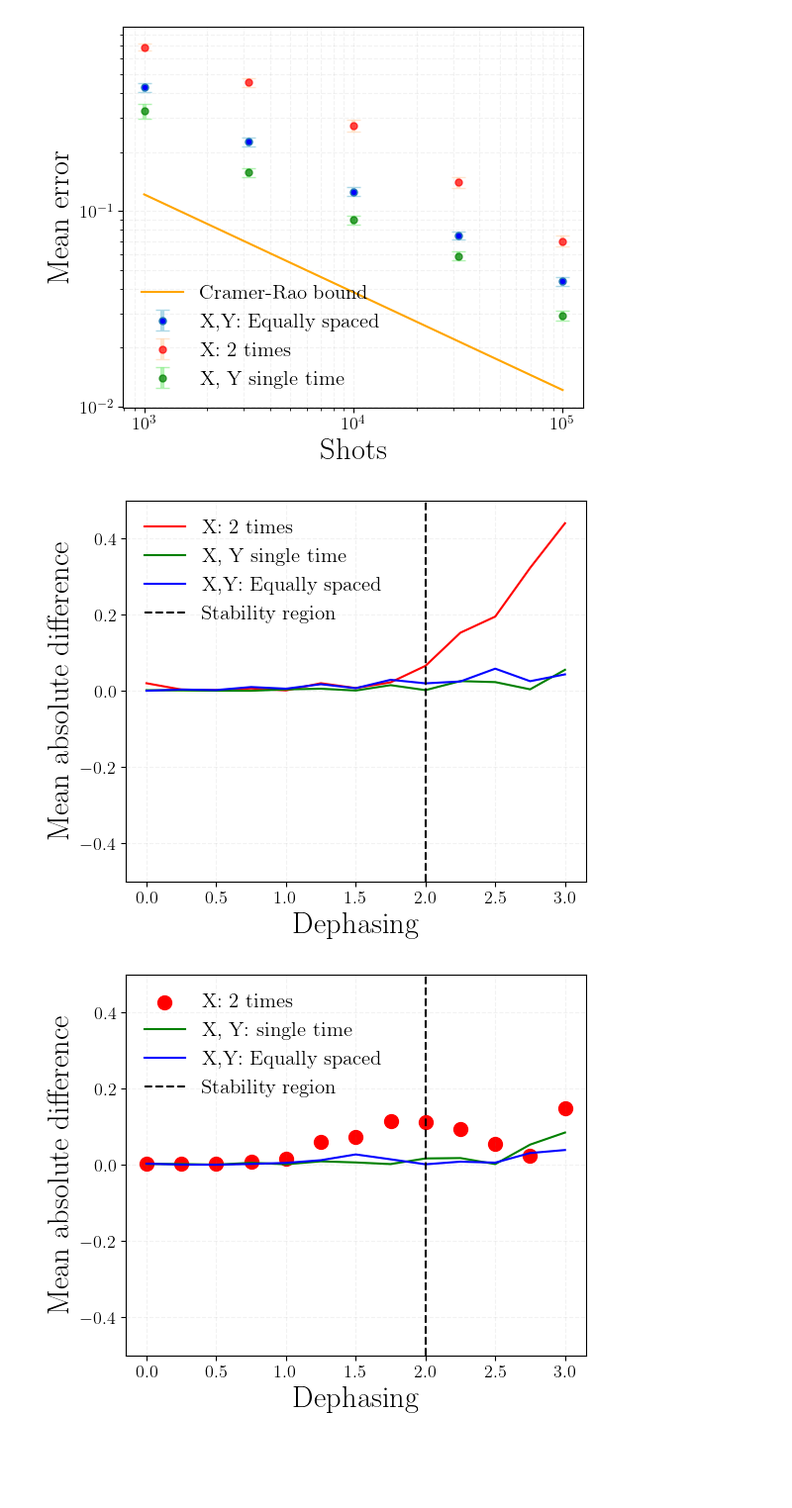
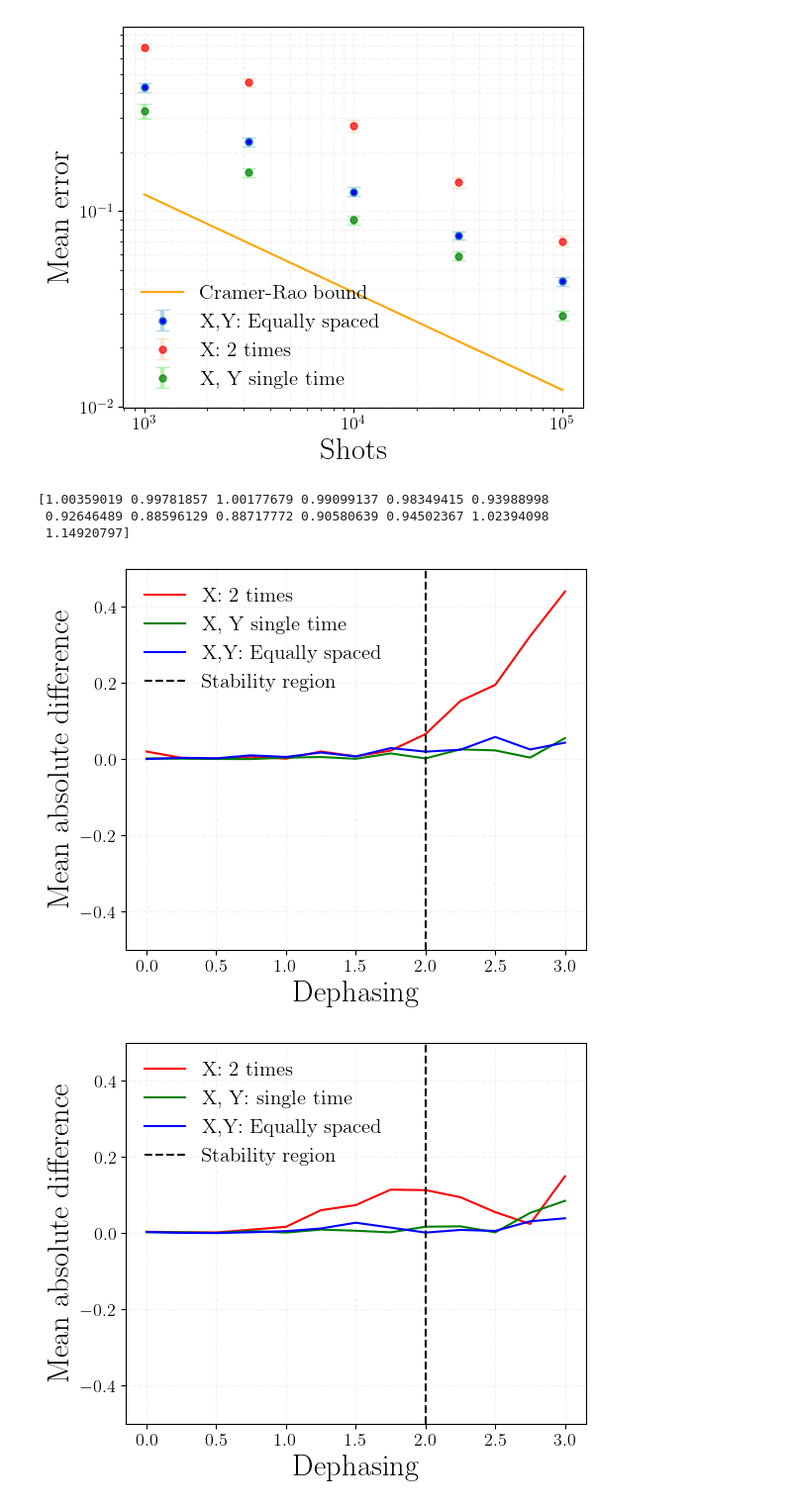
Before and after one commit to Davidkatom/Crosstalk, a Jupyter notebook: Paper/GraphForPaper.ipynb, the cells around one changed output. Shown at 99% size. Saved outputs shown, nothing was run; the diff lists cells and outputs as text; code cells hidden in the pictures; blank space fills up the shorter version.

```diff
--- a/Paper/GraphForPaper.ipynb
+++ b/Paper/GraphForPaper.ipynb
@@ -372,32 +372,36 @@ uniform_w_mean = data_a["uniform_w_mean"].values
 uniform_w_std = data_a["uniform_w_std"].values
 Decay = data_a["Decay"].values
 
 
 # plt.plot(Decay,decay_fit_t_mean,label='fit')
 # plt.scatter(Decay, fisher_a_mean, label='param')
 plt.plot(Decay, (np.abs(fisher_a_mean-Decay)), label='X: 2 times', color='red')
 plt.plot(Decay, (np.abs(local_a_mean-Decay)), label='X, Y single time', color='green')
 plt.plot(Decay, (np.abs(uniform_a_mean-Decay)), label='X,Y: Equally spaced', color='blue')
 
 
 plt.axline([2, -1], [2, 1], color='black', linestyle='--', label='Stability region')
 # plt.errorbar(Decay, Decay/fisher_a_mean, yerr=fisher_a_std, label='param')
 plt.ylim([-0.5, 0.5])
 plt.xlabel('Dephasing')
 plt.ylabel('Mean absolute difference')
 plt.legend()
 plt.savefig(os.path.join(graphs, "Unbiased_estimator_A.png"))
 
 plt.figure()
-plt.scatter(Decay, (np.abs(fisher_w_mean-1)), label='X: 2 times', color='red')
+plt.plot(Decay, (np.abs(fisher_w_mean-1)), label='X: 2 times', color='red')
 plt.plot(Decay, (np.abs(local_w_mean-1)), label='X, Y: single time', color='green')
 plt.plot(Decay, (np.abs(uniform_w_mean-1)), label='X,Y: Equally spaced', color='blue')
 plt.axline([2, -1], [2, 1], color='black', linestyle='--', label='Stability region')
 plt.ylim([-0.5, 0.5])
 plt.xlabel('Dephasing')
 plt.ylabel('Mean absolute difference')
 plt.legend()
 plt.savefig(os.path.join(graphs, "Unbiased_estimator_W.png"))
+print(fisher_w_mean)
 # %% [output]
+[1.00359019 0.99781857 1.00177679 0.99099137 0.98349415 0.93988998
+ 0.92646489 0.88596129 0.88717772 0.90580639 0.94502367 1.02394098
+ 1.14920797]
 [figure]
-[figure, old version]
+[figure, new version]
```
